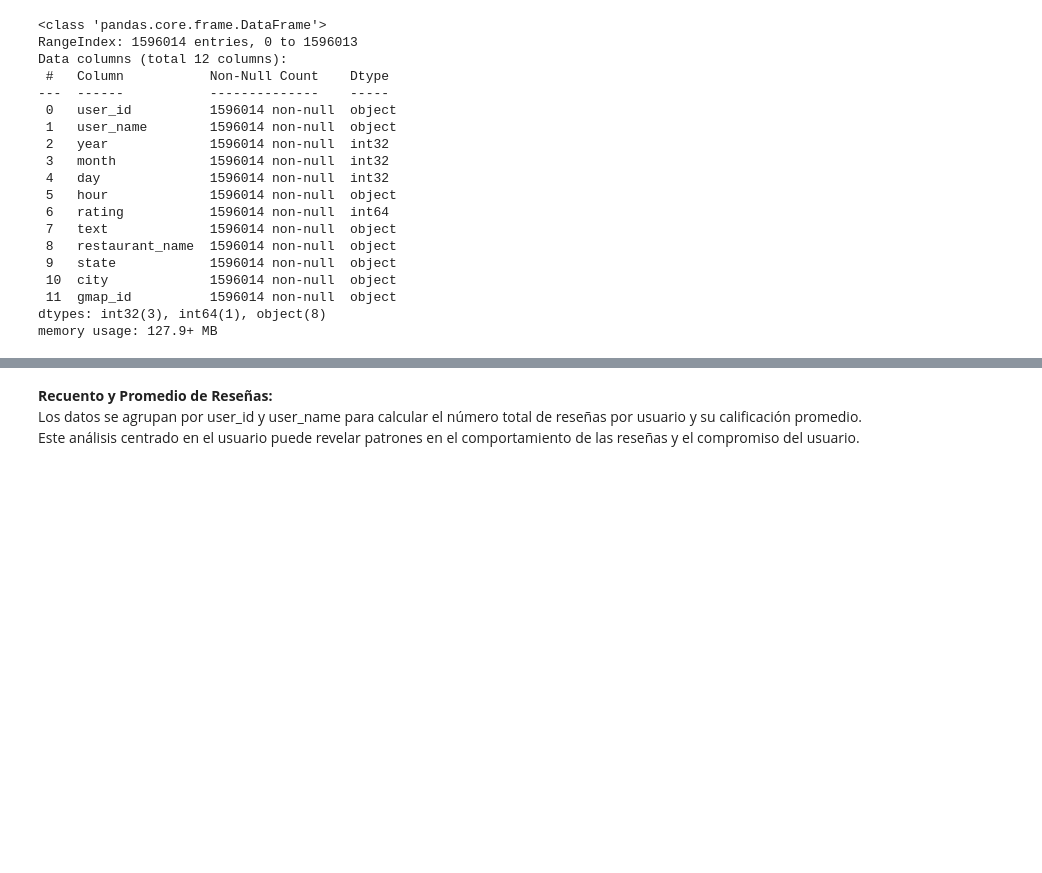
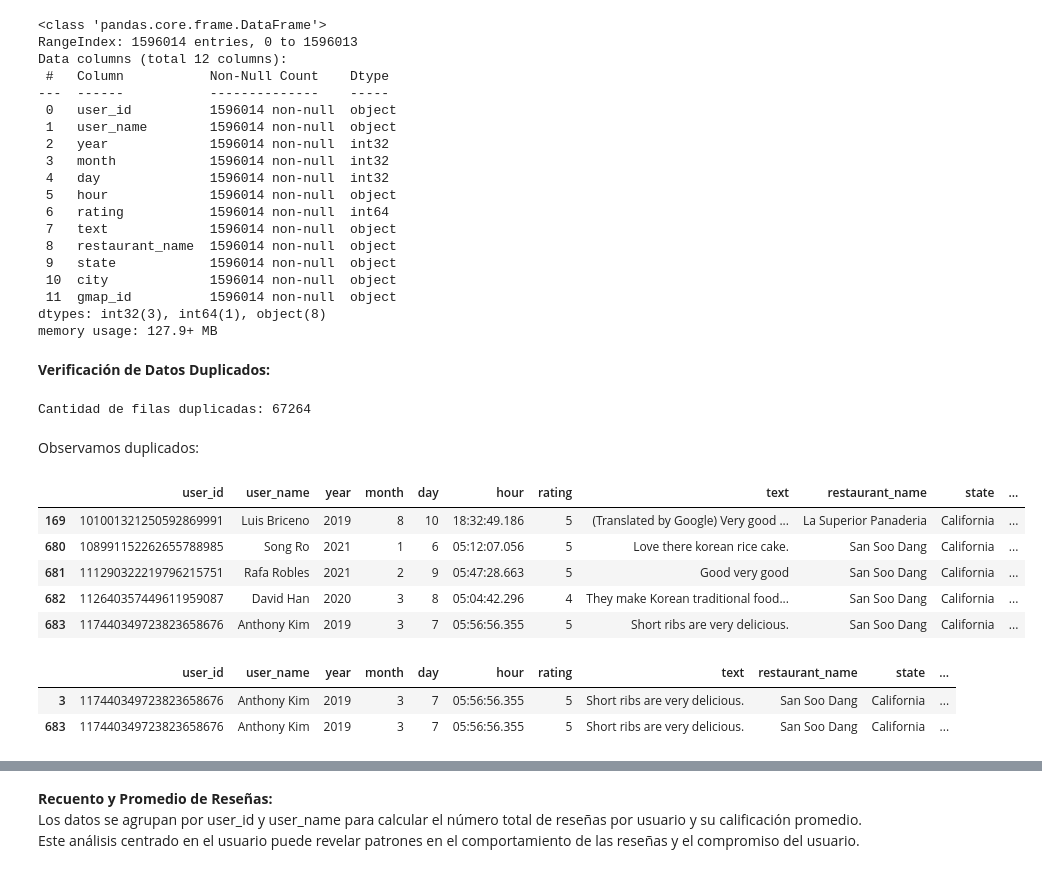
Before and after one commit to SaulZambranoMeza/Proyecto-NOVA, a Jupyter notebook: Notebooks/ETL_google_map/ETL_reviews.ipynb, the cells around one changed output, grey strips where cells are left out. Cells and saved outputs as stored; diff of their text form; code cells hidden in the pictures; blank space fills up the shorter version.

```diff
--- a/Notebooks/ETL_google_map/ETL_reviews.ipynb
+++ b/Notebooks/ETL_google_map/ETL_reviews.ipynb
@@ -233,3 +233,29 @@ Data columns (total 12 columns):
  11  gmap_id          1596014 non-null  object
 dtypes: int32(3), int64(1), object(8)
 memory usage: 127.9+ MB
+# %% [markdown]
+**Verificación de Datos Duplicados:**
+# %%
+# Contar la cantidad de filas duplicadas
+cantidad_duplicados = df_copy.duplicated().sum()
+print("Cantidad de filas duplicadas:", cantidad_duplicados)
+# %% [output]
+Cantidad de filas duplicadas: 67264
+# %% [markdown]
+Observamos duplicados:
+# %%
+df_copy[df_copy.duplicated()].head(5)
+# %% [output]
+|  | user_id | user_name | year | month | day | hour | rating | text | restaurant_name | state | ... |
+| 169 | 101001321250592869991 | Luis Briceno | 2019 | 8 | 10 | 18:32:49.186 | 5 | (Translated by Google) Very good ... | La Superior Panaderia | California | ... |
+| 680 | 108991152262655788985 | Song Ro | 2021 | 1 | 6 | 05:12:07.056 | 5 | Love there korean rice cake. | San Soo Dang | California | ... |
+| 681 | 111290322219796215751 | Rafa Robles | 2021 | 2 | 9 | 05:47:28.663 | 5 | Good very good | San Soo Dang | California | ... |
+| 682 | 112640357449611959087 | David Han | 2020 | 3 | 8 | 05:04:42.296 | 4 | They make Korean traditional food... | San Soo Dang | California | ... |
+| 683 | 117440349723823658676 | Anthony Kim | 2019 | 3 | 7 | 05:56:56.355 | 5 | Short ribs are very delicious. | San Soo Dang | California | ... |
+# %%
+# Vemos un caso en específico:
+df_copy[df_copy["user_id"] == '117440349723823658676']
+# %% [output]
+|  | user_id | user_name | year | month | day | hour | rating | text | restaurant_name | state | ... |
+| 3 | 117440349723823658676 | Anthony Kim | 2019 | 3 | 7 | 05:56:56.355 | 5 | Short ribs are very delicious. | San Soo Dang | California | ... |
+| 683 | 117440349723823658676 | Anthony Kim | 2019 | 3 | 7 | 05:56:56.355 | 5 | Short ribs are very delicious. | San Soo Dang | California | ... |
```
Also changed, not shown: parts of 2 cells of this notebook, 1 other file.
